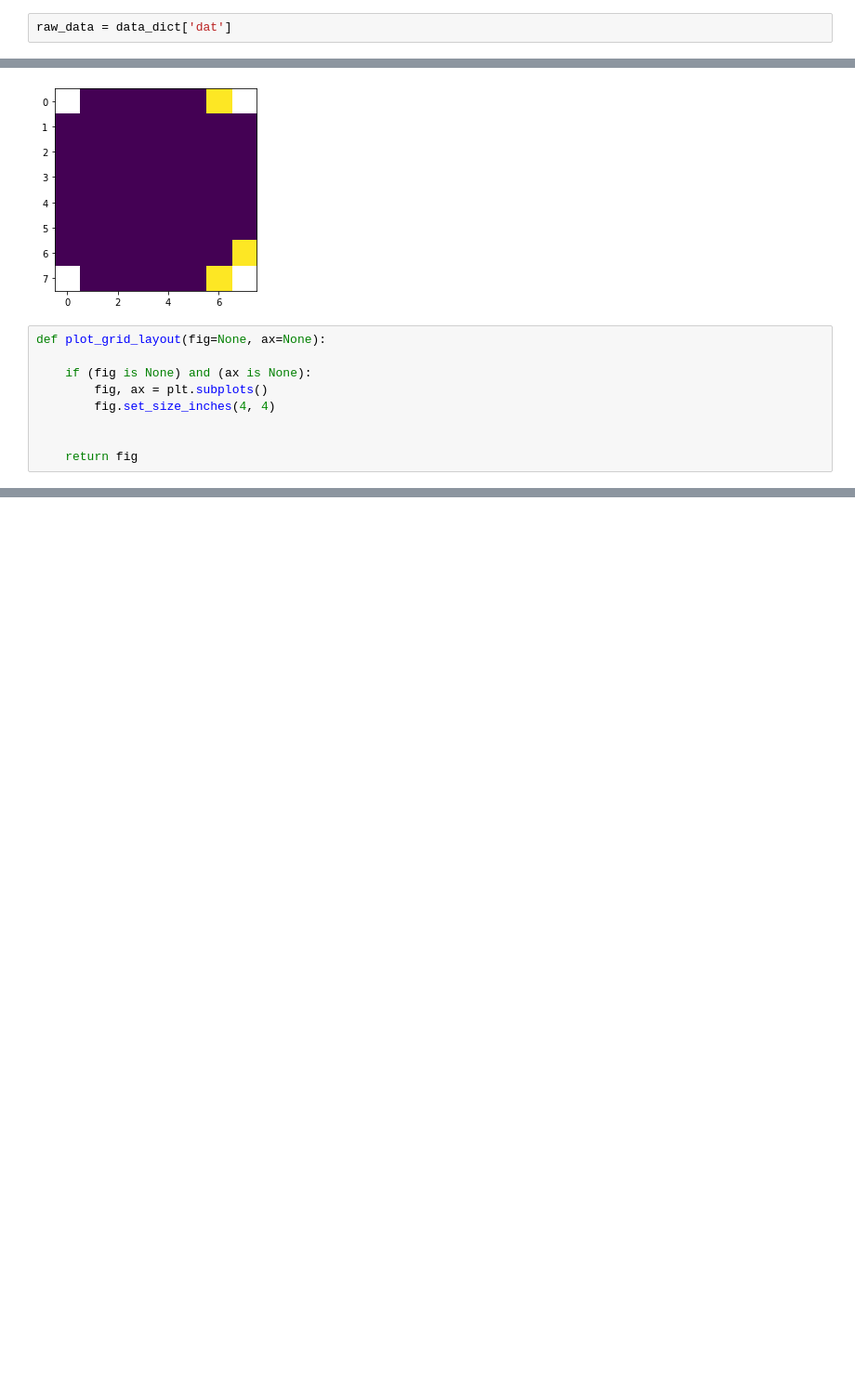
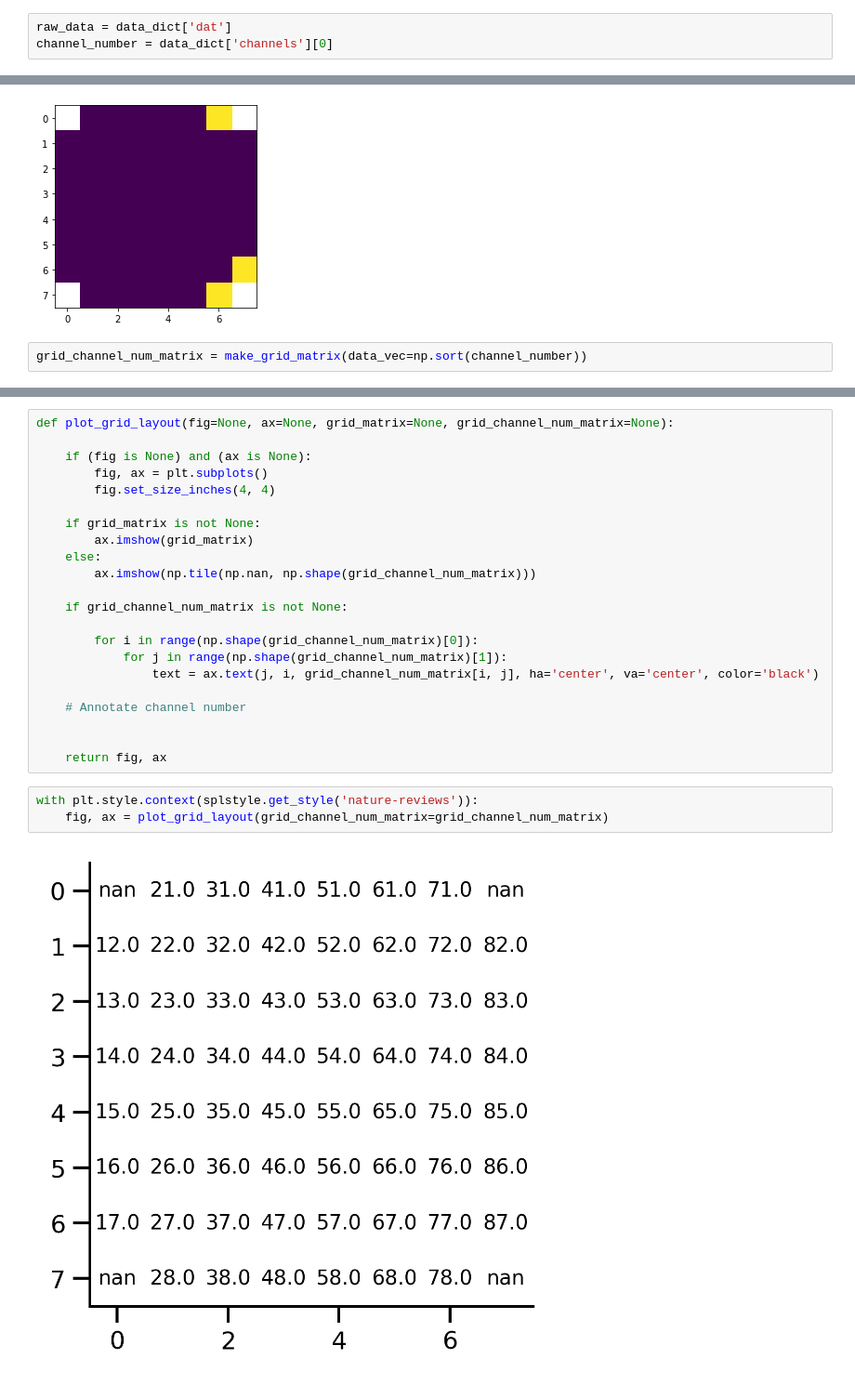
Before and after one commit to Timothysit/mecp2, a Jupyter notebook: python/notebooks/4-mean-activity-grid-layout.ipynb, the cells around one changed output, grey strips where cells are left out. Shown: that part at 93% size. Saved outputs shown, nothing was run; the diff lists cells and outputs as text; blank space fills up the shorter version.

```diff
--- a/python/notebooks/4-mean-activity-grid-layout.ipynb
+++ b/python/notebooks/4-mean-activity-grid-layout.ipynb
@@ -26,6 +29,7 @@ data_dict.keys()
 dict_keys(['ADCz', 'channels', 'dat', 'fs', 'header', 'uV'])
 # %%
 raw_data = data_dict['dat']
+channel_number = data_dict['channels'][0]
 # %%
 np.shape(raw_data)
 # %% [output]
@@ -64,12 +65,5 @@ plt.imshow(grid_matrix)
 # %% [output]
 <matplotlib.image.AxesImage at 0x...>
 [figure]
-# %%
-def plot_grid_layout(fig=None, ax=None):
-
-    if (fig is None) and (ax is None):
-        fig, ax = plt.subplots()
-        fig.set_size_inches(4, 4)
-
-
-    return fig
+# %%
+grid_channel_num_matrix = make_grid_matrix(data_vec=np.sort(channel_number))
@@ -75,0 +85,27 @@ def plot_grid_layout(fig=None, ax=None):
+# %%
+def plot_grid_layout(fig=None, ax=None, grid_matrix=None, grid_channel_num_matrix=None):
+
+    if (fig is None) and (ax is None):
+        fig, ax = plt.subplots()
+        fig.set_size_inches(4, 4)
+
+    if grid_matrix is not None:
+        ax.imshow(grid_matrix)
+    else:
+        ax.imshow(np.tile(np.nan, np.shape(grid_channel_num_matrix)))
+
+    if grid_channel_num_matrix is not None:
+
+        for i in range(np.shape(grid_channel_num_matrix)[0]):
+            for j in range(np.shape(grid_channel_num_matrix)[1]):
+                text = ax.text(j, i, grid_channel_num_matrix[i, j], ha='center', va='center', color='black')
+
+    # Annotate channel number
+
+
+    return fig, ax
+# %%
+with plt.style.context(splstyle.get_style('nature-reviews')):
+    fig, ax = plot_grid_layout(grid_channel_num_matrix=grid_channel_num_matrix)
+# %% [output]
+[figure, added]
```
Also changed, not shown: parts of 6 cells of this notebook, 1 other file.
